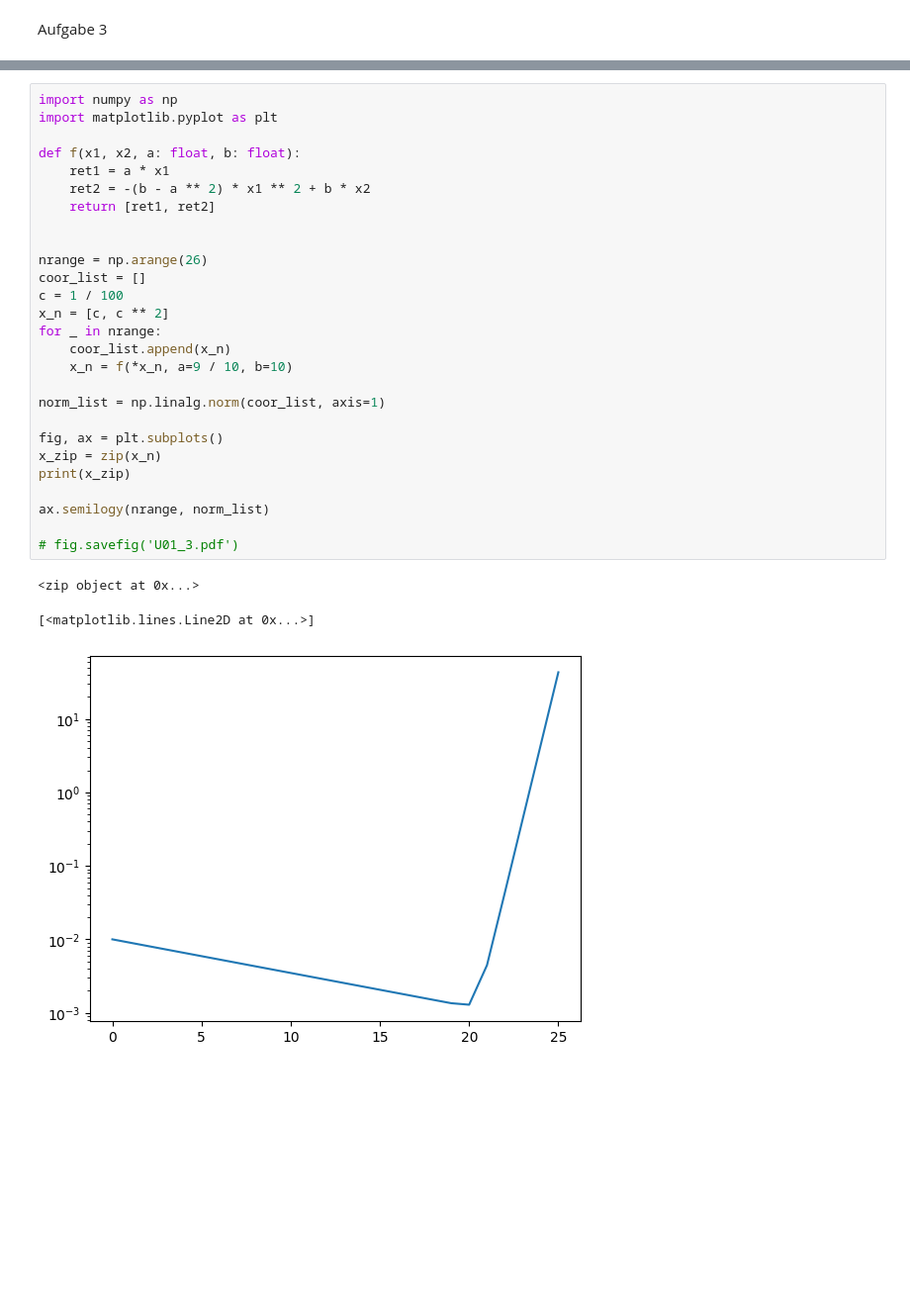
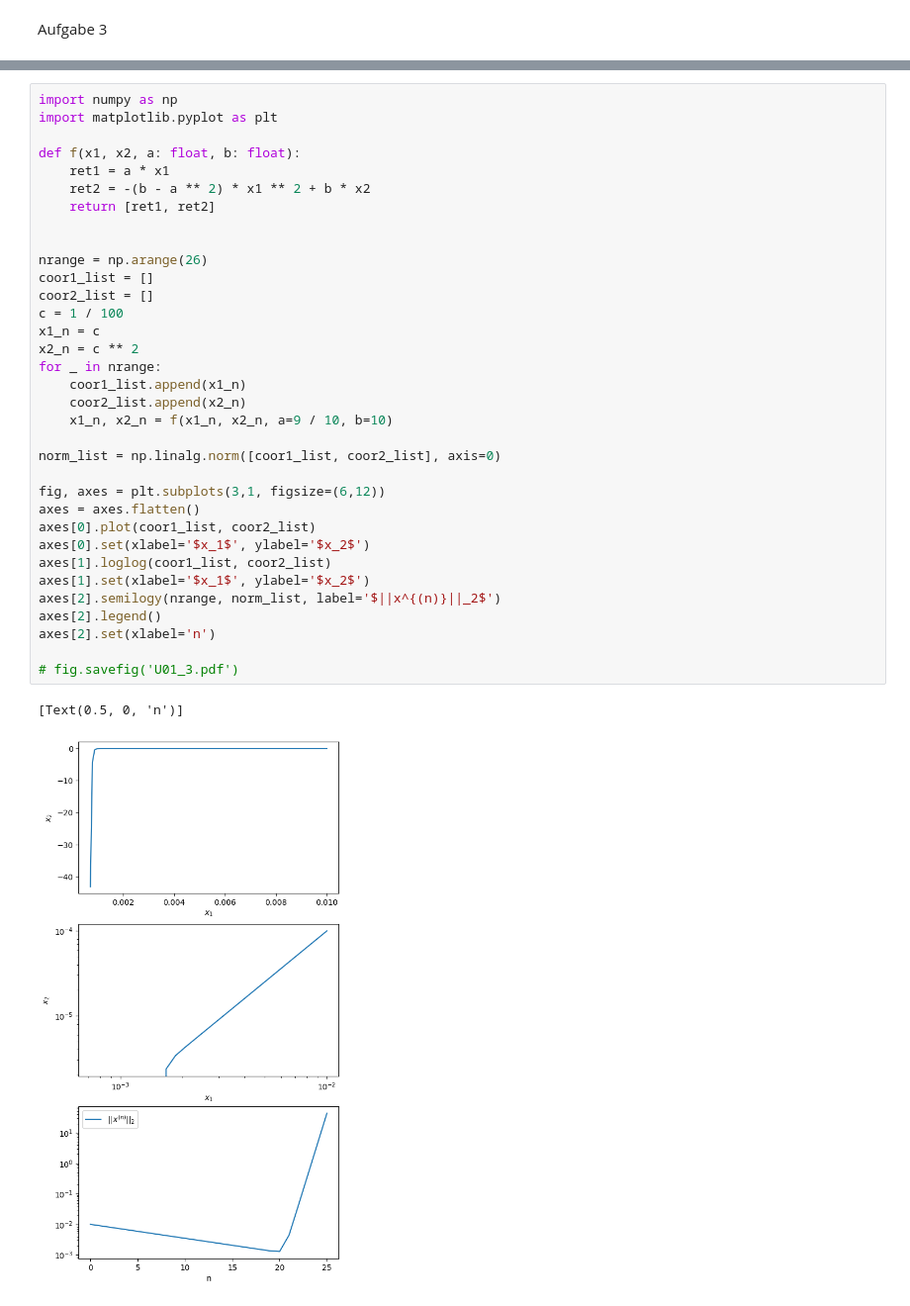
Before and after one commit to finndaut/24bnu, a Jupyter notebook: U01.ipynb, the cells around one changed output, grey strips where cells are left out. Shown at 99% size. Cells and saved outputs as stored; diff of their text form; blank space fills up the shorter version.

```diff
--- a/U01.ipynb
+++ b/U01.ipynb
@@ -78,31 +92,37 @@ $\lim_{n\rightarrow \inf}||x^{(n)}||_2$ = $\lim_{n\rightarrow \infty}\sqrt{(a^nc
 # %%
 import numpy as np
 import matplotlib.pyplot as plt
 
 def f(x1, x2, a: float, b: float):
     ret1 = a * x1
     ret2 = -(b - a ** 2) * x1 ** 2 + b * x2
     return [ret1, ret2]
 
 
 nrange = np.arange(26)
-coor_list = []
+coor1_list = []
+coor2_list = []
 c = 1 / 100
-x_n = [c, c ** 2]
+x1_n = c
+x2_n = c ** 2
 for _ in nrange:
-    coor_list.append(x_n)
-    x_n = f(*x_n, a=9 / 10, b=10)
+    coor1_list.append(x1_n)
+    coor2_list.append(x2_n)
+    x1_n, x2_n = f(x1_n, x2_n, a=9 / 10, b=10)
 
-norm_list = np.linalg.norm(coor_list, axis=1)
+norm_list = np.linalg.norm([coor1_list, coor2_list], axis=0)
 
-fig, ax = plt.subplots()
-x_zip = zip(x_n)
-print(x_zip)
-
-ax.semilogy(nrange, norm_list)
+fig, axes = plt.subplots(3,1, figsize=(6,12))
+axes = axes.flatten()
+axes[0].plot(coor1_list, coor2_list)
+axes[0].set(xlabel='$x_1$', ylabel='$x_2$')
+axes[1].loglog(coor1_list, coor2_list)
+axes[1].set(xlabel='$x_1$', ylabel='$x_2$')
+axes[2].semilogy(nrange, norm_list, label='$||x^{(n)}||_2$')
+axes[2].legend()
+axes[2].set(xlabel='n')
 
 # fig.savefig('U01_3.pdf')
 # %% [output]
-<zip object at 0x...>
+[Text(0.5, 0, 'n')]
-[<matplotlib.lines.Line2D at 0x...>]
-[figure, old version]
+[figure, new version]
```
Also changed, not shown: parts of 5 cells of this notebook, 1 other file.
